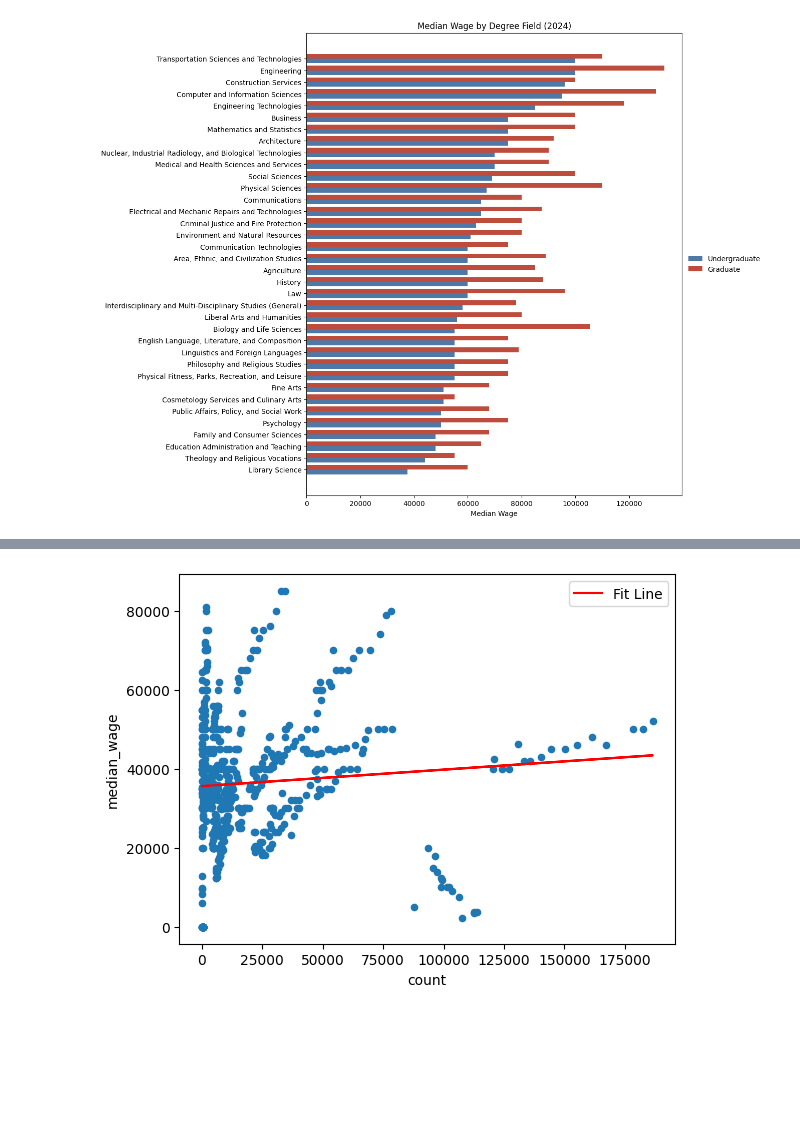
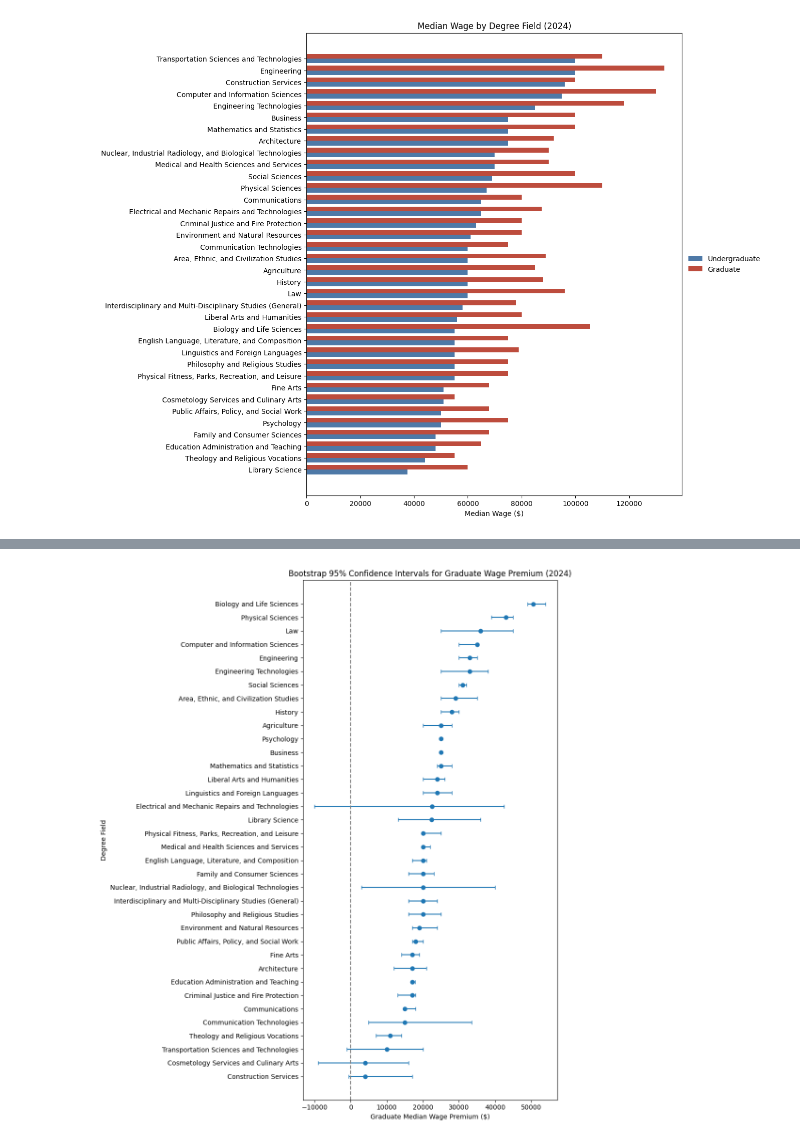
Before and after one commit to iafi3572/IanFischer_3022, a Jupyter notebook: a.ipynb, the cells around one changed output, grey strips where cells are left out. Saved outputs shown, nothing was run; the diff lists cells and outputs as text; code cells hidden in the pictures; blank space fills up the shorter version.

```diff
--- a/a.ipynb
+++ b/a.ipynb
@@ -360,14 +216,0 @@ plt.show()
-# %%
-grouped.plot.scatter(x="count", y="median_wage")
-
-x = grouped["AGE"]
-y = grouped["median_wage"]
-
-model = stats.linregress(x, y)
-
-plt.plot(x, model.intercept + model.slope * x, color="red", label="Fit Line")
-
-plt.legend()
-plt.show()
-# %% [output]
-[figure, removed]
@@ -373,0 +249,25 @@ plt.show()
+# %%
+plot_df = bootstrap_results.sort_values("median_difference")
+
+fig, ax = plt.subplots(figsize=(10, 12))
+
+ax.errorbar(plot_df["median_difference"],plot_df["FIELD_NAME"],
+    xerr=[
+        plot_df["median_difference"] - plot_df["ci_lower"],
+        plot_df["ci_upper"] - plot_df["median_difference"]
+    ],
+    fmt="o",
+    capsize=3
+)
+
+ax.axvline(0, color="gray", linestyle="--")
+
+ax.set_xlabel("Graduate Median Wage Premium ($)")
+ax.set_ylabel("Degree Field")
+ax.set_title("Bootstrap 95% Confidence Intervals for Graduate Wage Premium (2024)")
+
+plt.tight_layout()
+plt.savefig("gradpremium.png")
+plt.show()
+# %% [output]
+[figure, added]
```
Also changed, not shown: parts of 17 cells of this notebook.
